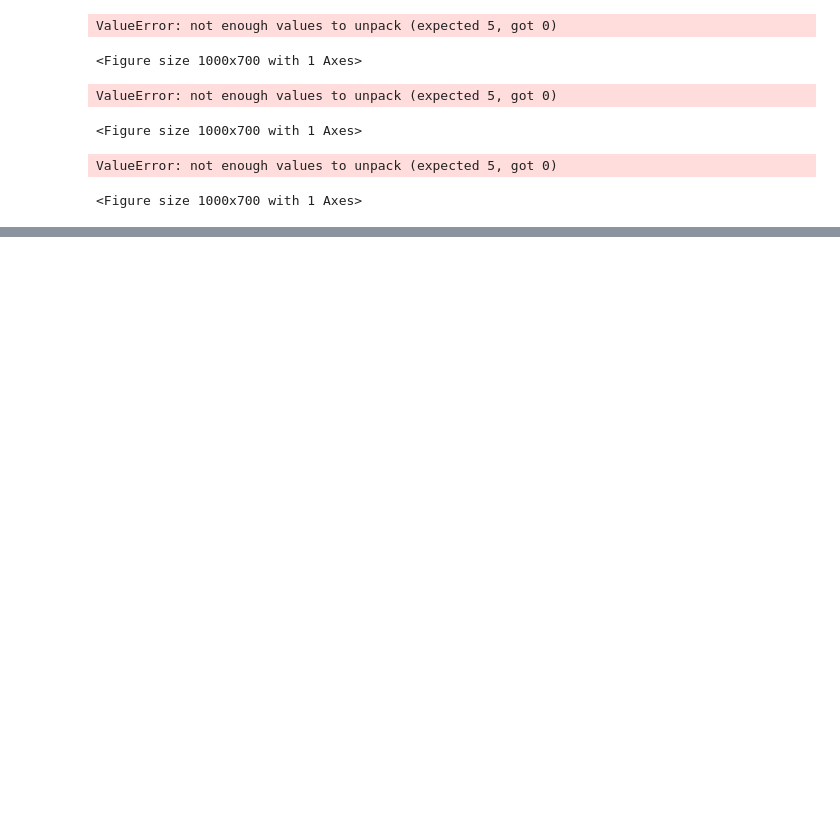
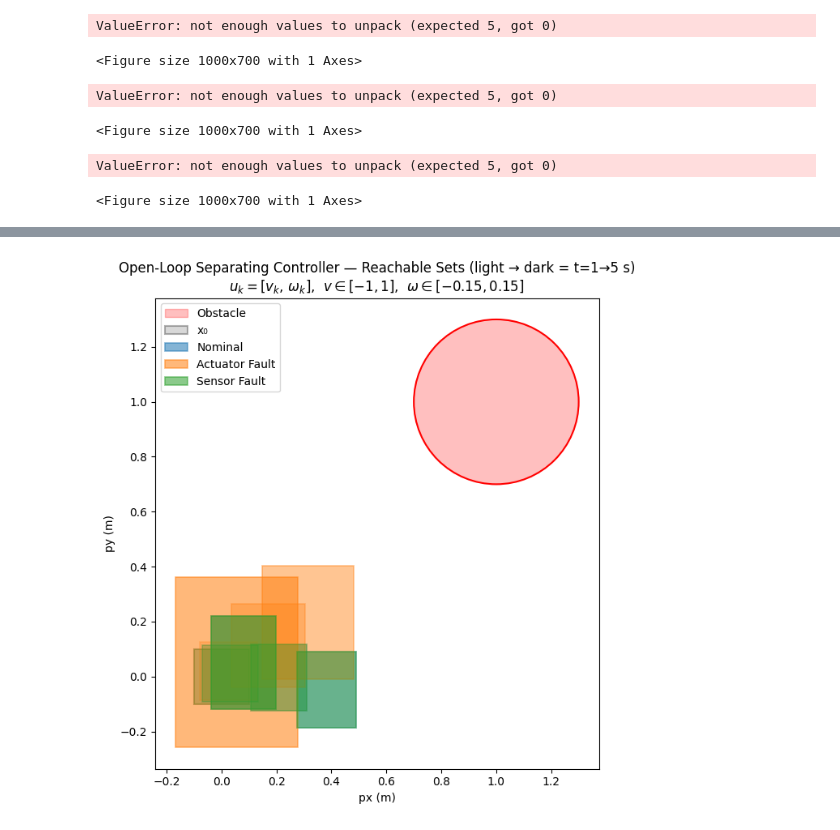
Before and after one commit to swershrimpy/nhholyap, a Jupyter notebook: examples/faulty_car/faulty_car_separating_input_demo.ipynb, the cells around one changed output, grey strips where cells are left out. Drawn from its saved outputs; the diff is of its cells as text; code cells hidden in the pictures; blank space fills up the shorter version.

Commit message:
added open loop cbf

```diff
--- a/examples/faulty_car/faulty_car_separating_input_demo.ipynb
+++ b/examples/faulty_car/faulty_car_separating_input_demo.ipynb
@@ -2512,0 +2630,15 @@ CBF (h_min < 0 => violation):
+# %%
+# ── Second call — steady-state run time ──────────────────────────────────────
+t_start = time.perf_counter()
+theta_ol_opt, loss_ol_opt, _, _ = optimize_ol_jit(x0_ivl=x0_ivl_ol)
+theta_ol_opt.block_until_ready()
+t_run = time.perf_counter() - t_start
+_print_mem('GPU after second run')
+print(f'  run time : {t_run:.3f} s')
+print(f'  loss     : {float(loss_ol_opt):.6f}')
+
+# theta_ol_opt is (num_steps, 2) — [v_k, omega_k] per step
+print('\nOpen-loop control sequence:')
+for k in range(len(theta_ol_opt)):
+    v_k, w_k = float(theta_ol_opt[k, 0]), float(theta_ol_opt[k, 1])
+    print(f'  step {k}:  v = {v_k:+.4f} m/s,  omega = {w_k:+.4f} rad/s')
@@ -2512,0 +2656,66 @@ CBF (h_min < 0 => violation):
+# %%
+# ── Propagate each scenario under the open-loop sequence ──────────────────────
+colors_ol = ['tab:blue', 'tab:orange', 'tab:green']
+alphas_ol = np.linspace(0.15, 0.55, num_steps_ol)
+
+fig, ax = plt.subplots(figsize=(7, 7))
+
+# Obstacle
+cx_ol, cy_ol, r_ol = float(obstacles_ol[0,0]), float(obstacles_ol[0,1]), float(obstacles_ol[0,2])
+ax.add_patch(plt.Circle((cx_ol, cy_ol), r_ol, color='red', alpha=0.25, label='Obstacle'))
+ax.add_patch(plt.Circle((cx_ol, cy_ol), r_ol, color='red', fill=False, linewidth=1.5))
+
+# x0 box
+ax.add_patch(plt.Rectangle(
+    (float(x0_ivl_ol.lower[0]), float(x0_ivl_ol.lower[1])),
+    float(x0_ivl_ol.upper[0] - x0_ivl_ol.lower[0]),
+    float(x0_ivl_ol.upper[1] - x0_ivl_ol.lower[1]),
+    linewidth=1.5, edgecolor='black', facecolor='grey', alpha=0.3, label='x₀'
+))
+
+# Scenario interval boxes
+for col, s, name in zip(colors_ol, ol_scenarios, scenario_names_ol):
+    x = x0_ivl_ol
+    for k in range(num_steps_ol):
+        x = cl_euler_step(s.emb_system, x, theta_ol_opt[k], s.p_interval, dt_ol)
+        px_lo, px_hi = float(x.lower[0]), float(x.upper[0])
+        py_lo, py_hi = float(x.lower[1]), float(x.upper[1])
+        ax.add_patch(plt.Rectangle(
+            (px_lo, py_lo), px_hi - px_lo, py_hi - py_lo,
+            linewidth=1.2, edgecolor=col, facecolor=col,
+            alpha=alphas_ol[k], label=name if k == num_steps_ol - 1 else None,
+        ))
+
+# Pairwise overlaps and CBF at final step
+print('Pairwise overlaps at final step:')
+x_finals_ol = []
+for s in ol_scenarios:
+    x = x0_ivl_ol
+    for k in range(num_steps_ol):
+        x = cl_euler_step(s.emb_system, x, theta_ol_opt[k], s.p_interval, dt_ol)
+    x_finals_ol.append(x)
+for i in range(len(ol_scenarios)):
+    for j in range(i + 1, len(ol_scenarios)):
+        oi  = _obs_interval(x_finals_ol[i], ol_scenarios[i])
+        oj  = _obs_interval(x_finals_ol[j], ol_scenarios[j])
+        v   = float(overlap_size_lax(oi, oj))
+        tag = 'SEPARATED' if v < 1e-6 else f'{v:.4f} m²'
+        print(f'  {ol_scenarios[i].name} vs {ol_scenarios[j].name}: {tag}')
+
+print('\nCBF (h_min < 0 => violation):')
+for i, s in enumerate(ol_scenarios):
+    h = float(cbf_min_over_interval(x_finals_ol[i], obstacles_ol)[0])
+    print(f'  {s.name}: h_min = {h:.4f} m²  [{"SAFE" if h >= 0 else "VIOLATED"}]')
+
+ax.set_xlabel('px (m)')
+ax.set_ylabel('py (m)')
+ax.set_title(
+    'Open-Loop Separating Controller — Reachable Sets (light → dark = t=1→5 s)\n'
+    '$u_k = [v_k,\\,\\omega_k]$,  $v \\in [-1,1]$,  $\\omega \\in [-0.15, 0.15]$'
+)
+ax.legend(loc='upper left')
+ax.set_aspect('equal')
+ax.autoscale_view()
+plt.tight_layout()
+plt.show()
+# %% [output]
@@ -2512,0 +2731 @@ CBF (h_min < 0 => violation):
+[figure, added]
```
Also changed, not shown: parts of 11 cells of this notebook, 1 other file.
